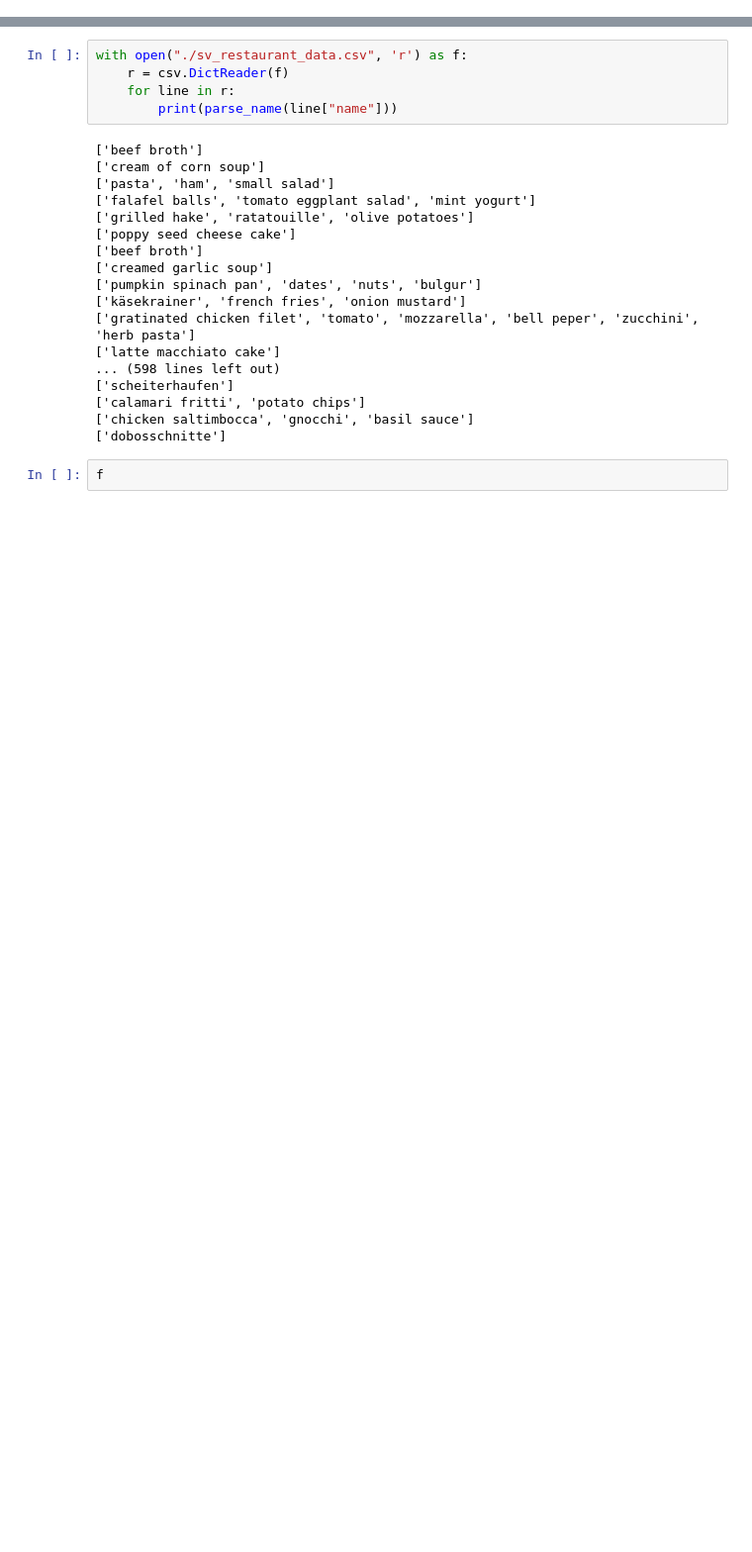
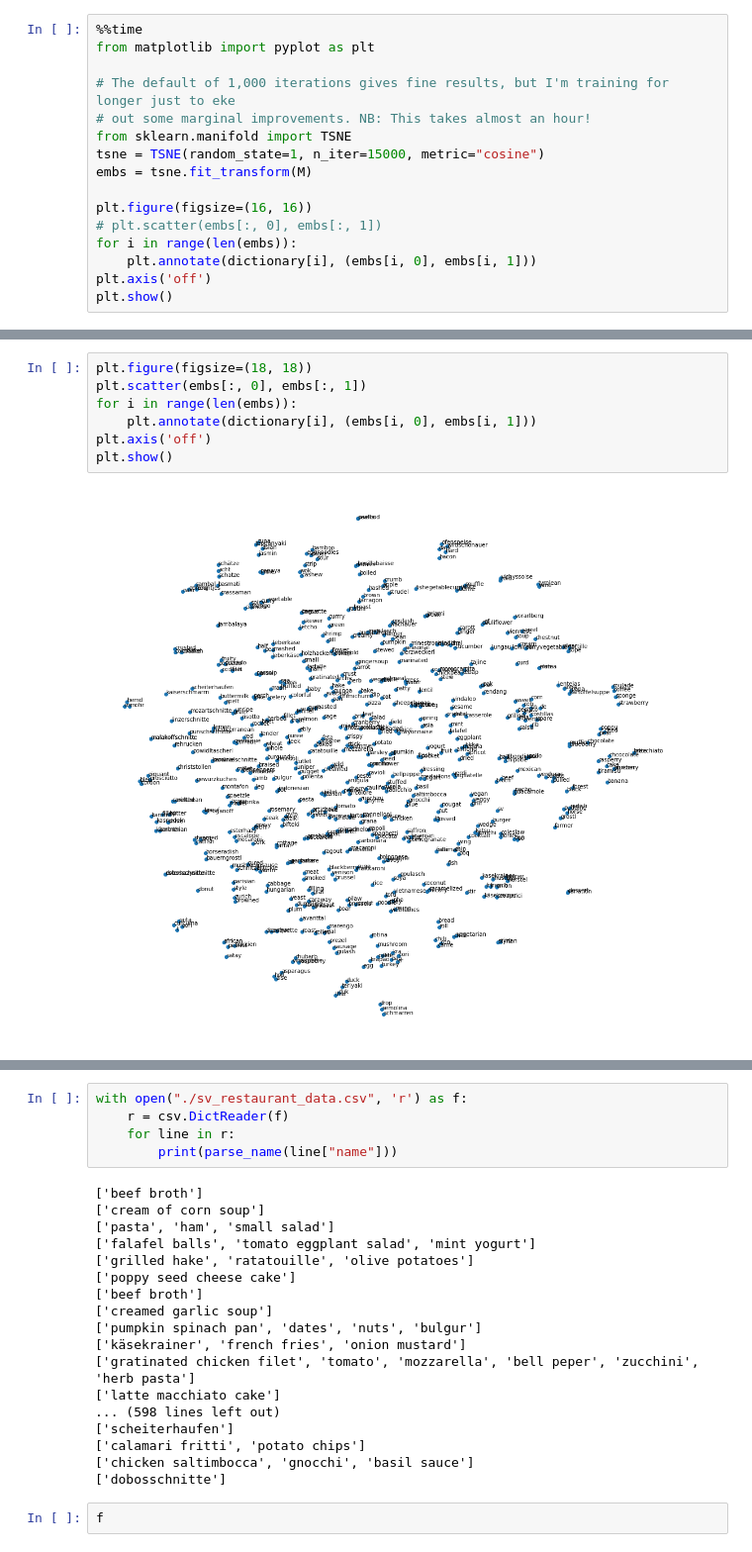
Before and after one commit to ameroyer/ameroyer.github.io, a Jupyter notebook: notebooks/2019_03_01_canteen_analysis/data_viz.ipynb, the cells around one changed output, grey strips where cells are left out. Shown at 99% size. Drawn from its saved outputs; the diff is of its cells as text; blank space fills up the shorter version.

```diff
--- a/notebooks/2019_03_01_canteen_analysis/data_viz.ipynb
+++ b/notebooks/2019_03_01_canteen_analysis/data_viz.ipynb
@@ -62,0 +258,16 @@ display(df)
+# %%
+%%time
+from matplotlib import pyplot as plt
+
+# The default of 1,000 iterations gives fine results, but I'm training for longer just to eke
+# out some marginal improvements. NB: This takes almost an hour!
+from sklearn.manifold import TSNE
+tsne = TSNE(random_state=1, n_iter=15000, metric="cosine")
+embs = tsne.fit_transform(M)
+
+plt.figure(figsize=(16, 16))
+# plt.scatter(embs[:, 0], embs[:, 1])
+for i in range(len(embs)):
+    plt.annotate(dictionary[i], (embs[i, 0], embs[i, 1]))
+plt.axis('off')
+plt.show()
@@ -62,0 +279,9 @@ display(df)
+# %%
+plt.figure(figsize=(18, 18))
+plt.scatter(embs[:, 0], embs[:, 1])
+for i in range(len(embs)):
+    plt.annotate(dictionary[i], (embs[i, 0], embs[i, 1]))
+plt.axis('off')
+plt.show()
+# %% [output]
+[figure, added]
```
Also changed, not shown: parts of 25 cells of this notebook, 2 other files.
